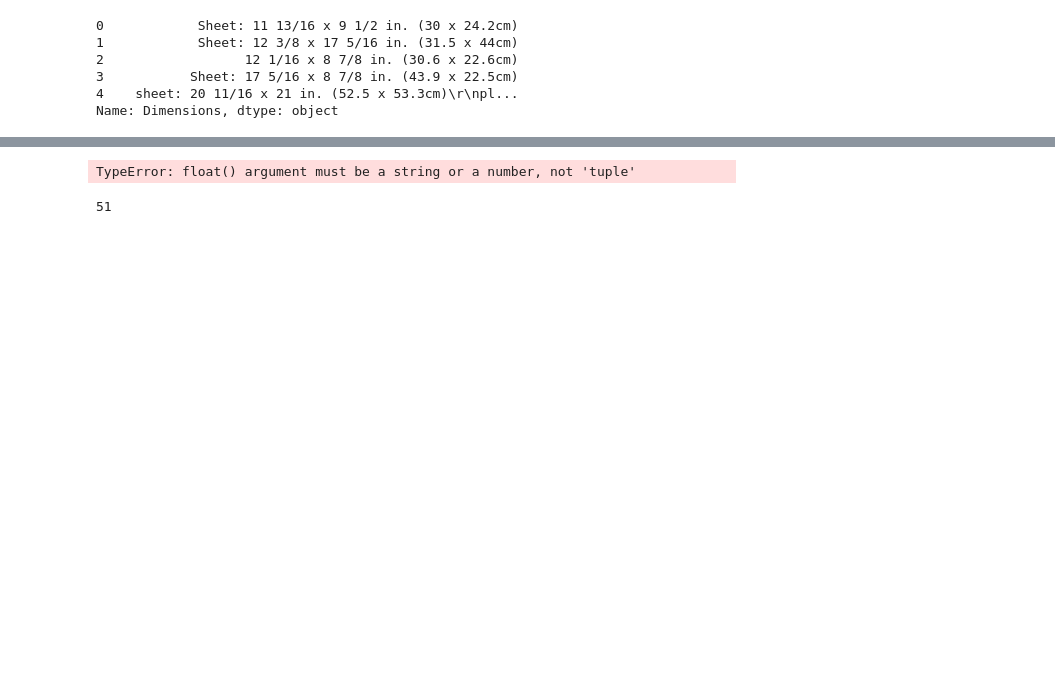
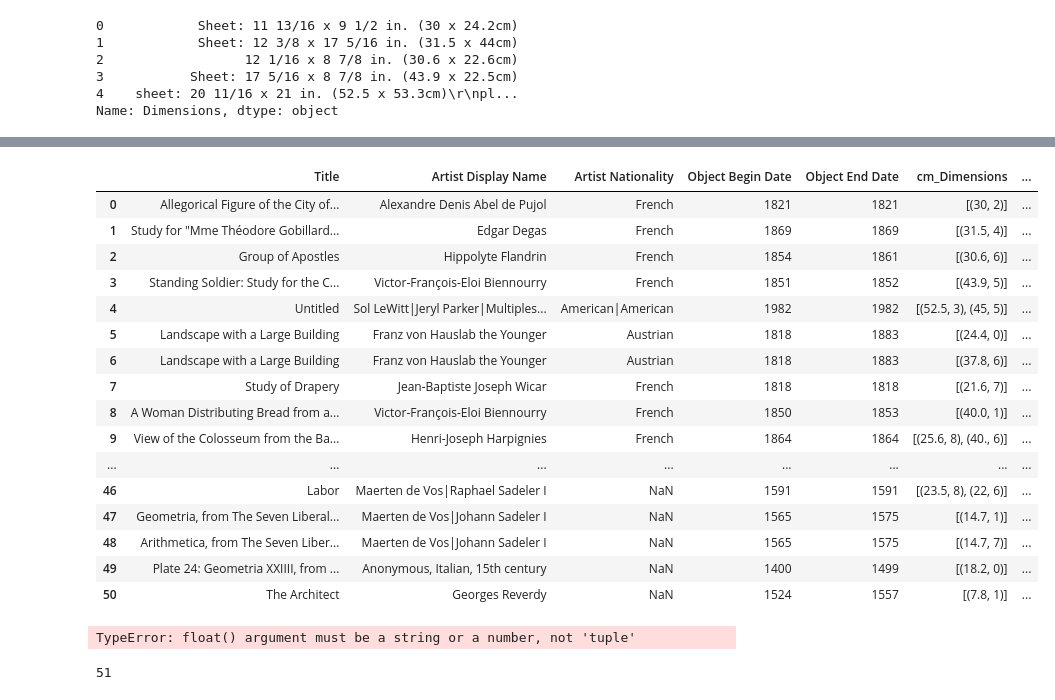
Before and after one commit to Ianssmith/cinderMET, a Jupyter notebook: resources/theMetConverter.ipynb, the cells around one changed output, grey strips where cells are left out. Drawn from its saved outputs; the diff is of its cells as text; code cells hidden in the pictures; blank space fills up the shorter version.

Commit message:
further filters data set and adds some imgs for prototyping

```diff
--- a/resources/theMetConverter.ipynb
+++ b/resources/theMetConverter.ipynb
@@ -2,7 +2,7 @@
 import numpy as np
 import pandas as pd
 # %%
-#df = pd.read_csv("../../../met_work/MetObjects.csv")
+df = pd.read_csv("MetObjects.csv")
 # %%
 #df.to_json("metjson.json", orient="index")
 # %%
@@ -60,7 +60,7 @@ mdf = mdf.reset_index()
 # %%
 mdf = mdf.drop(mdf.columns[[8, 9, 10, 11, 14, 28, 29, 30, 31, 32, 33, 34, 35, 36, 37, 38, 42, 43]], axis=1)
 # %%
-mdf = pd.read_csv("mathtsv.tsv", sep="\t")
+#mdf = pd.read_csv("mathtsv.tsv", sep="\t")
 # %%
 mdf.columns
 # %% [output]
@@ -84,3 +84,5 @@ mdf['Dimensions'].head()
 Name: Dimensions, dtype: object
 # %%
 mdf['cm_Dimensions'] = mdf.Dimensions.str.findall("\((\d+\.?\d?).*(\d+\.?\d?).*\)")
+# %%
+mdf['Donation_Date'] = mdf['Credit Line'].str.findall("\d{4}")
@@ -87,3 +111,25 @@ mdf['cm_Dimensions'] = mdf.Dimensions.str.findall("\((\d+\.?\d?).*(\d+\.?\d?).*\
+# %%
+mdFilter = mdf[['Title','Artist Display Name','Artist Nationality','Object Begin Date','Object End Date','cm_Dimensions','Donation_Date','Link Resource']].copy()
+# %%
+mdFilter
+# %% [output]
+|  | Title | Artist Display Name | Artist Nationality | Object Begin Date | Object End Date | cm_Dimensions | ... |
+| 0 | Allegorical Figure of the City of... | Alexandre Denis Abel de Pujol | French | 1821 | 1821 | [(30, 2)] | ... |
+| 1 | Study for "Mme Théodore Gobillard... | Edgar Degas | French | 1869 | 1869 | [(31.5, 4)] | ... |
+| 2 | Group of Apostles | Hippolyte Flandrin | French | 1854 | 1861 | [(30.6, 6)] | ... |
+| 3 | Standing Soldier: Study for the C... | Victor-François-Eloi Biennourry | French | 1851 | 1852 | [(43.9, 5)] | ... |
+| 4 | Untitled | Sol LeWitt|Jeryl Parker|Multiples... | American|American | 1982 | 1982 | [(52.5, 3), (45, 5)] | ... |
+| 5 | Landscape with a Large Building | Franz von Hauslab the Younger | Austrian | 1818 | 1883 | [(24.4, 0)] | ... |
+| 6 | Landscape with a Large Building | Franz von Hauslab the Younger | Austrian | 1818 | 1883 | [(37.8, 6)] | ... |
+| 7 | Study of Drapery | Jean-Baptiste Joseph Wicar | French | 1818 | 1818 | [(21.6, 7)] | ... |
+| 8 | A Woman Distributing Bread from a... | Victor-François-Eloi Biennourry | French | 1850 | 1853 | [(40.0, 1)] | ... |
+| 9 | View of the Colosseum from the Ba... | Henri-Joseph Harpignies | French | 1864 | 1864 | [(25.6, 8), (40., 6)] | ... |
+| ... | ... | ... | ... | ... | ... | ... | ... |
+| 46 | Labor | Maerten de Vos|Raphael Sadeler I | NaN | 1591 | 1591 | [(23.5, 8), (22, 6)] | ... |
+| 47 | Geometria, from The Seven Liberal... | Maerten de Vos|Johann Sadeler I | NaN | 1565 | 1575 | [(14.7, 1)] | ... |
+| 48 | Arithmetica, from The Seven Liber... | Maerten de Vos|Johann Sadeler I | NaN | 1565 | 1575 | [(14.7, 7)] | ... |
+| 49 | Plate 24: Geometria XXIIII, from ... | Anonymous, Italian, 15th century | NaN | 1400 | 1499 | [(18.2, 0)] | ... |
+| 50 | The Architect | Georges Reverdy | NaN | 1524 | 1557 | [(7.8, 1)] | ... |
 # %%
 #mdf['floatcm'] = mdf.cm_Dimensions.apply(lambda x: [float(i) for i in x])
 # %% [output]
```
Also changed, not shown: parts of 4 cells of this notebook, 8 other files.
